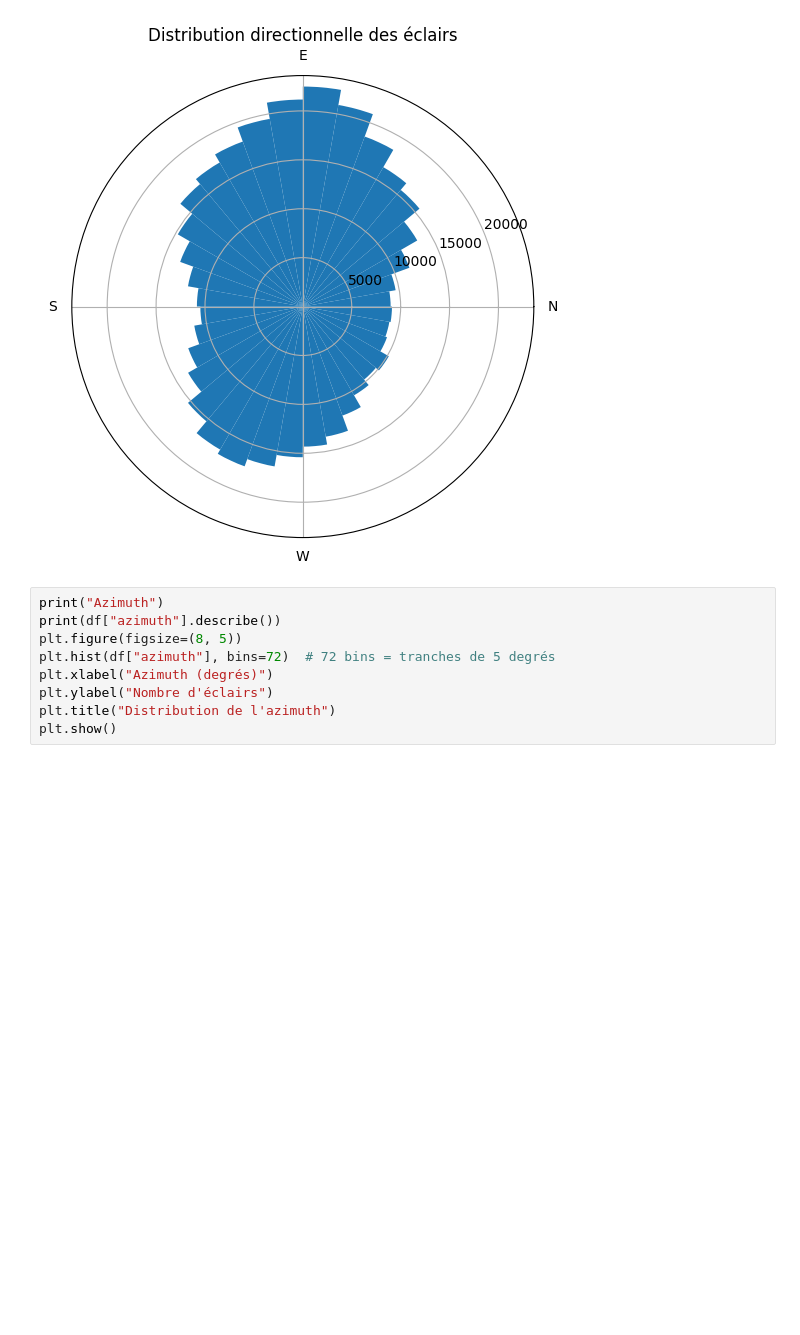
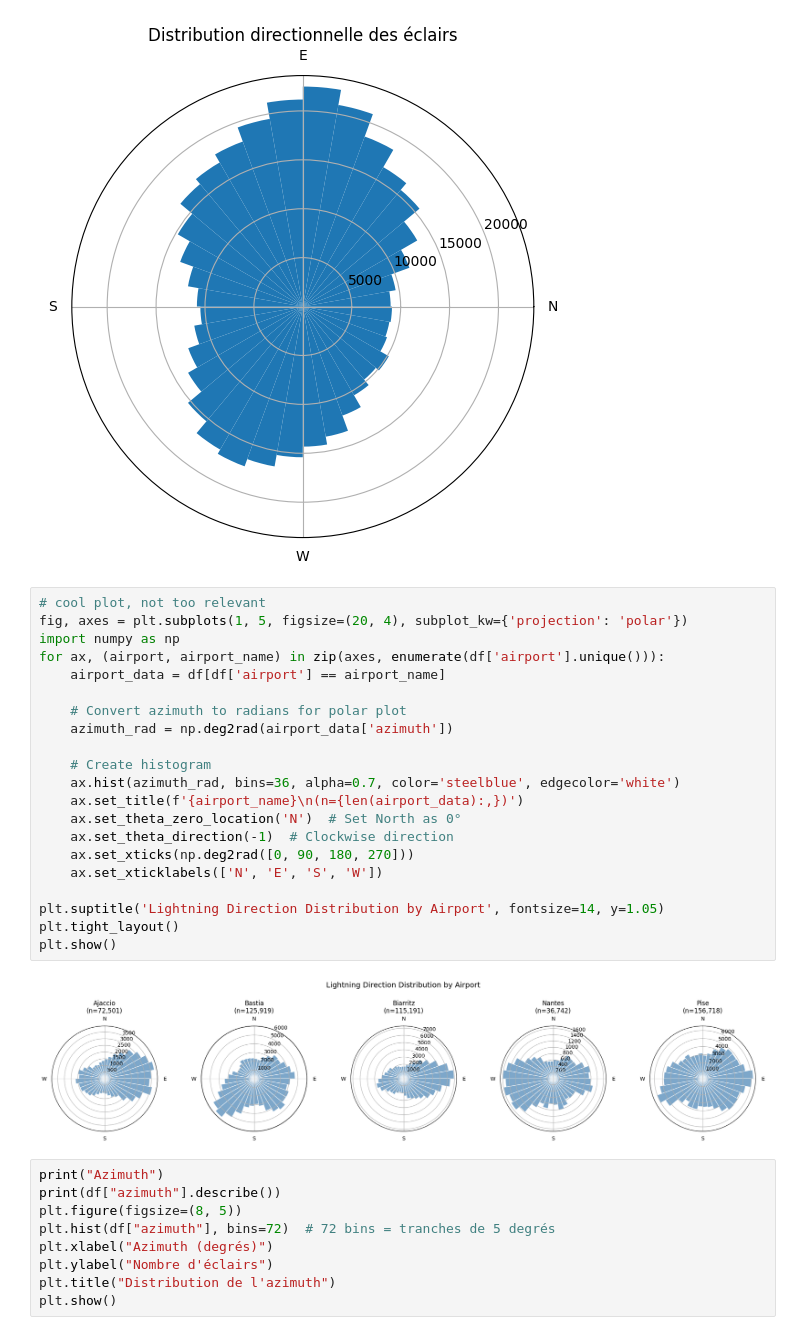
Before and after one commit to Houda-git/Data-Battle, a Jupyter notebook: Untitled.ipynb, the cells around one changed output. Saved outputs shown, nothing was run; the diff lists cells and outputs as text; blank space fills up the shorter version.

```diff
--- a/Untitled.ipynb
+++ b/Untitled.ipynb
@@ -417,6 +446,29 @@ ax.set_title("Distribution directionnelle des éclairs")
 plt.show()
 # %% [output]
 [figure]
+# %%
+# cool plot, not too relevant
+fig, axes = plt.subplots(1, 5, figsize=(20, 4), subplot_kw={'projection': 'polar'})
+import numpy as np
+for ax, (airport, airport_name) in zip(axes, enumerate(df['airport'].unique())):
+    airport_data = df[df['airport'] == airport_name]
+
+    # Convert azimuth to radians for polar plot
+    azimuth_rad = np.deg2rad(airport_data['azimuth'])
+
+    # Create histogram
+    ax.hist(azimuth_rad, bins=36, alpha=0.7, color='steelblue', edgecolor='white')
+    ax.set_title(f'{airport_name}\n(n={len(airport_data):,})')
+    ax.set_theta_zero_location('N')  # Set North as 0°
+    ax.set_theta_direction(-1)  # Clockwise direction
+    ax.set_xticks(np.deg2rad([0, 90, 180, 270]))
+    ax.set_xticklabels(['N', 'E', 'S', 'W'])
+
+plt.suptitle('Lightning Direction Distribution by Airport', fontsize=14, y=1.05)
+plt.tight_layout()
+plt.show()
+# %% [output]
+[figure, added]
 # %%
 print("Azimuth")
 print(df["azimuth"].describe())
```
Also changed, not shown: parts of 18 cells of this notebook, 1 other file.
